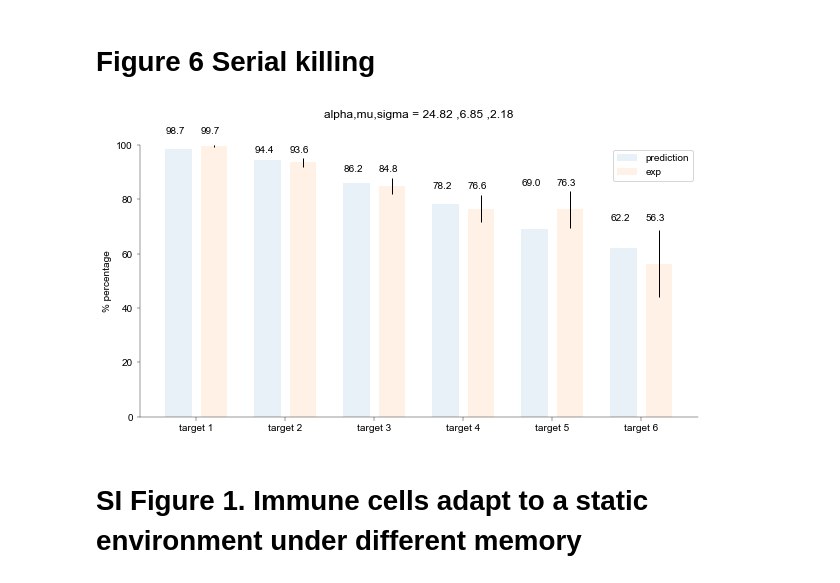
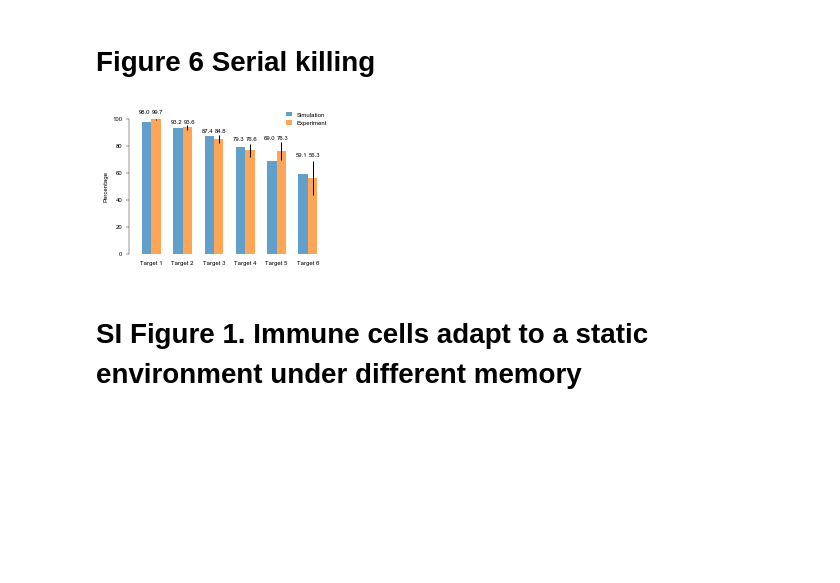
Before and after one commit to ywqin/paper-innate-immune-adaptation, a Jupyter notebook: figures.ipynb, the cells around one changed output. Saved outputs shown, nothing was run; the diff lists cells and outputs as text; code cells hidden in the pictures; blank space fills up the shorter version.

Commit message:
Add files via upload
update SI figures

```diff
--- a/figures.ipynb
+++ b/figures.ipynb
@@ -904,52 +904,59 @@ def serial_kill(alpha, mu_t, sigma_t):
 		for j in range(N):
 			if k[j]==True :
 				pk += 1
 		pk = pk/N
 		p[i_encounter] = pk
 		mnew = (kappa*m+x_rand)/(kappa+1)
 		betanew = (alpha-1)/(alpha-0.5)*(beta+0.5*kappa/(kappa+1)*(m-x_rand)**2)
 		m = mnew
 		beta = betanew
 	return(p)
 y_exp = np.array([[0.997, 0.936, 0.848, 0.766, 0.763, 0.563]])
 n_exp = np.array([347,250,151,77,38,16])
 y_exp_array = np.array([0.997, 0.936, 0.848, 0.766, 0.763, 0.563])
 y_exp_std = np.sqrt(y_exp_array*(1-y_exp_array))
 y_exp_bar = y_exp_std/np.sqrt(n_exp)
 
 alpha,mu,sigma = 24.82, 6.85, 2.18
 y = serial_kill(alpha,mu,sigma)
 # convert to percentage
 y_percent = y*100
 y_exp_percent = y_exp_array*100
 y_exp_bar_percent = y_exp_bar*100
-f, axs = plt.subplots(figsize=(10,5))
-plt.rc('font', size=10)
 
+fig = plt.figure(figsize=(SINGLE_COLUMN, SINGLE_COLUMN*0.8))
+plt.rc('font', size=LABEL_SIZE, family=FAMILY)
+ax = fig.add_axes([0.15, 0.15, 0.8, 0.7])
+ax.spines['left'].set_position(('axes', -0.02))
+ax.spines['bottom'].set_visible(False)
+ax.spines['right'].set_visible(False)
+ax.spines['top'].set_visible(False)
+
+bar_width = 0.3
+d_bar = 0.15
 x = np.array([1,2,3,4,5,6])
-axs.bar(x-0.2,y_percent, width=0.3, label='prediction', alpha=0.1)
-axs.bar(x+0.2,y_exp_percent,yerr=y_exp_bar_percent,width=0.3, label = 'exp', alpha=0.1)
+ax.bar(x-d_bar,y_percent, width=bar_width, label='Simulation', alpha=0.7)
+ax.bar(x+d_bar,y_exp_percent,yerr=y_exp_bar_percent,width=bar_width, label = 'Experiment', alpha=0.7)
 y_label = np.array([105,98,91,85,86,73]) # height of text
 for index, value in enumerate(y_percent):
-	axs.text(index+0.65, y_label[index], '%.1f'%value, va='center')
+	ax.text(index+1-0.21, y_label[index], '%.1f'%value, ha='center', va='center', fontsize=LABEL_SIZE)
 for index, value in enumerate(y_exp_percent):
-	axs.text(index+1.05, y_label[index], '%.1f'%value, va='center')
-axs.legend()
-axs.set_ylabel('% percentage')
-axs.set_xticks(x)
-axs.set_xticklabels(['target 1', 'target 2', 'target 3', 'target 4', 'target 5', 'target 6'])
+	ax.text(index+1+0.21, y_label[index], '%.1f'%value, ha='center', va='center', fontsize=LABEL_SIZE)
+ax.legend(loc='center',bbox_to_anchor=(0.85, 0.75, 0.1, 0.5),handlelength=1, frameon=False)
+ax.set_ylabel('Percentage')
+ax.set_xticks(x)
+ax.tick_params(axis='x',bottom=False,labelbottom=True)
+ax.set_xticklabels(['Target 1', 'Target 2', 'Target 3', 'Target 4', 'Target 5', 'Target 6'])
 
-plt.ylim(0,100)
-plt.text(0.5, 1.1, 'alpha,mu,sigma = %.2f ,%.2f ,%.2f'%(alpha,mu,sigma),
-         horizontalalignment='center',
-         fontsize=12,
-         transform = axs.transAxes)
-axs.spines['right'].set_visible(False)
-axs.spines['top'].set_visible(False)
+ax.set_ylim(0,100)
+#ax.text(0.5, 1.1, r'$\alpha$=%.2f, $\mu$=%.2f, $\sigma$=%.2f'%(alpha,mu,sigma),
+#         horizontalalignment='center',
+#        fontsize=LABEL_SIZE,
+#         transform = ax.transAxes)
 plt.show()
-f.savefig('serial_killing.png')
+fig.savefig('fig6-serialkill.pdf', dpi=300)
 # %% [output]
-[figure, old version]
+[figure, new version]
 # %% [markdown]
 # SI Figure 1. Immune cells adapt to a static environment under different memory
 # %%
```
Also changed, not shown: parts of 26 cells of this notebook.
